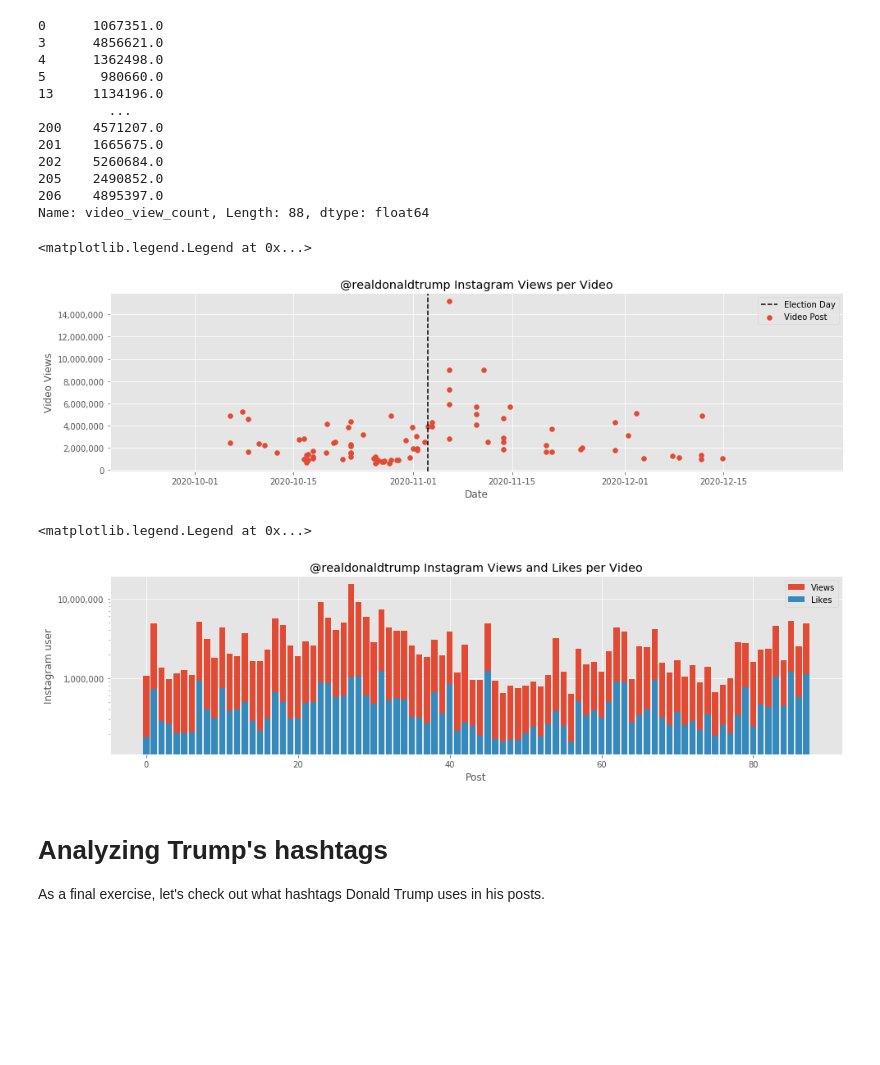
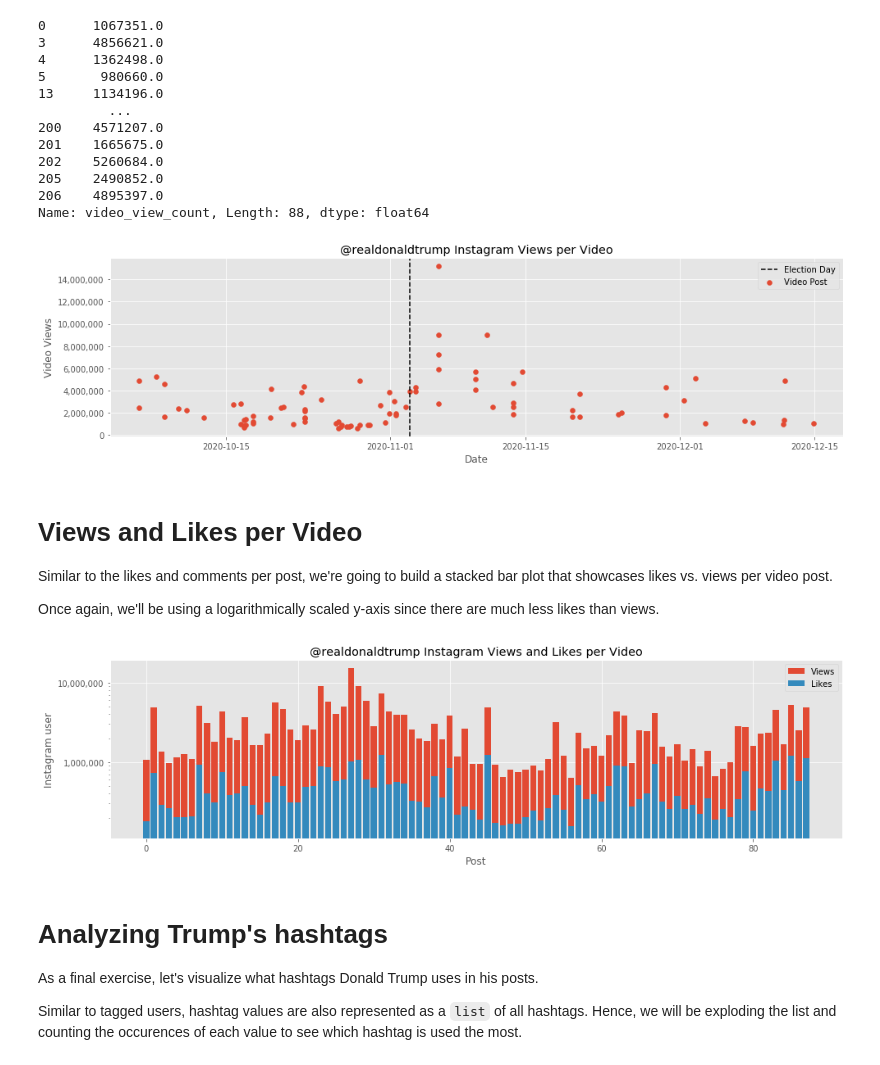
Before and after one commit to chris-greening/instascrape, a Jupyter notebook: tutorial/examples/DonaldTrump/Donald Trump.ipynb, the cells around one changed output. Saved outputs shown, nothing was run; the diff lists cells and outputs as text; code cells hidden in the pictures; blank space fills up the shorter version.

```diff
--- a/tutorial/examples/DonaldTrump/Donald Trump.ipynb
+++ b/tutorial/examples/DonaldTrump/Donald Trump.ipynb
@@ -14,7 +14,8 @@ df = pd.read_csv(
     converters={
         "hashtags":ast.literal_eval,
         "tagged_users":ast.literal_eval,
-    }
+    },
+    parse_dates=["upload_date"]
 )
-df["upload_date"] = pd.to_datetime(df["upload_date"])
+# df["upload_date"] = pd.to_datetime(df["upload_date"])
 # %% [markdown]
@@ -226,48 +237,62 @@ videos_df["video_view_count"]
 206    4895397.0
 Name: video_view_count, Length: 88, dtype: float64
 # %%
+# Create the figure and axis
 fig, ax = plt.subplots(figsize=(16,4), facecolor='w')
 
+# Draw scatter plot and vertical line
 upload_date = videos_df['upload_date'].to_numpy()
 view_count = videos_df['video_view_count'].to_numpy()
 ax.scatter(upload_date, view_count, label="Video Post")
-
 ax.axvline(election_date, linestyle='--', label="Election Day", color="black")
 
+# Set plot x-bounds.
+left_xlim=videos_df["upload_date"].min()-datetime.timedelta(days=3)
+right_xlim=videos_df["upload_date"].max()+datetime.timedelta(days=3)
+ax.set_xlim(left=left_xlim, right=right_xlim)
+
+# Draw labels onto plot
 ax.set_title("@realdonaldtrump Instagram Views per Video")
 ax.set_xlabel("Date")
 ax.set_ylabel("Video Views")
 ax.get_yaxis().set_major_formatter(
     matplotlib.ticker.FuncFormatter(lambda x, p: format(int(x), ',')))
-
-ax.legend()
+ax.legend();
 # %% [output]
-<matplotlib.legend.Legend at 0x...>
-[figure, old version]
+[figure, new version]
+# %% [markdown]
+# Views and Likes per Video
+
+Similar to the likes and comments per post, we're going to build a stacked bar plot that showcases likes vs. views per video post.
+
+Once again, we'll be using a logarithmically scaled y-axis since there are much less likes than views.
 # %%
+# Create figure and set logarithmic y-axis
 fig, ax = plt.subplots(figsize=(16,4), facecolor='w')
 ax.set_yscale('log')
 
+# Draw bar plots
 posts = [i for i in range(len(videos_df))]
 view_count = videos_df['video_view_count'].to_numpy()
 likes = videos_df["likes"].to_numpy()
 ax.bar(posts, view_count, label="Views")
 ax.bar(posts, likes, label="Likes")
 
+# Draw labels
 ax.set_title("@realdonaldtrump Instagram Views and Likes per Video")
 ax.set_xlabel("Post")
 ax.set_ylabel("Instagram user")
 ax.get_yaxis().set_major_formatter(
     matplotlib.ticker.FuncFormatter(lambda x, p: format(int(x), ',')))
-
-ax.legend()
+ax.legend();
 # %% [output]
-<matplotlib.legend.Legend at 0x...>
 [figure]
 # %% [markdown]
 # Analyzing Trump's hashtags
 
-As a final exercise, let's check out what hashtags Donald Trump uses in his posts.
+As a final exercise, let's visualize what hashtags Donald Trump uses in his posts.
+
+Similar to tagged users, hashtag values are also represented as a `list` of all hashtags. Hence, we will be exploding the list and counting the occurences of each value to see which hashtag is used the most.
 # %%
 hashtags_df = df[df["hashtags"].str.len() != 0]
 hashtags_count = hashtags_df["hashtags"].explode().value_counts()
```
Also changed, not shown: parts of 12 cells of this notebook, 1 other file.
